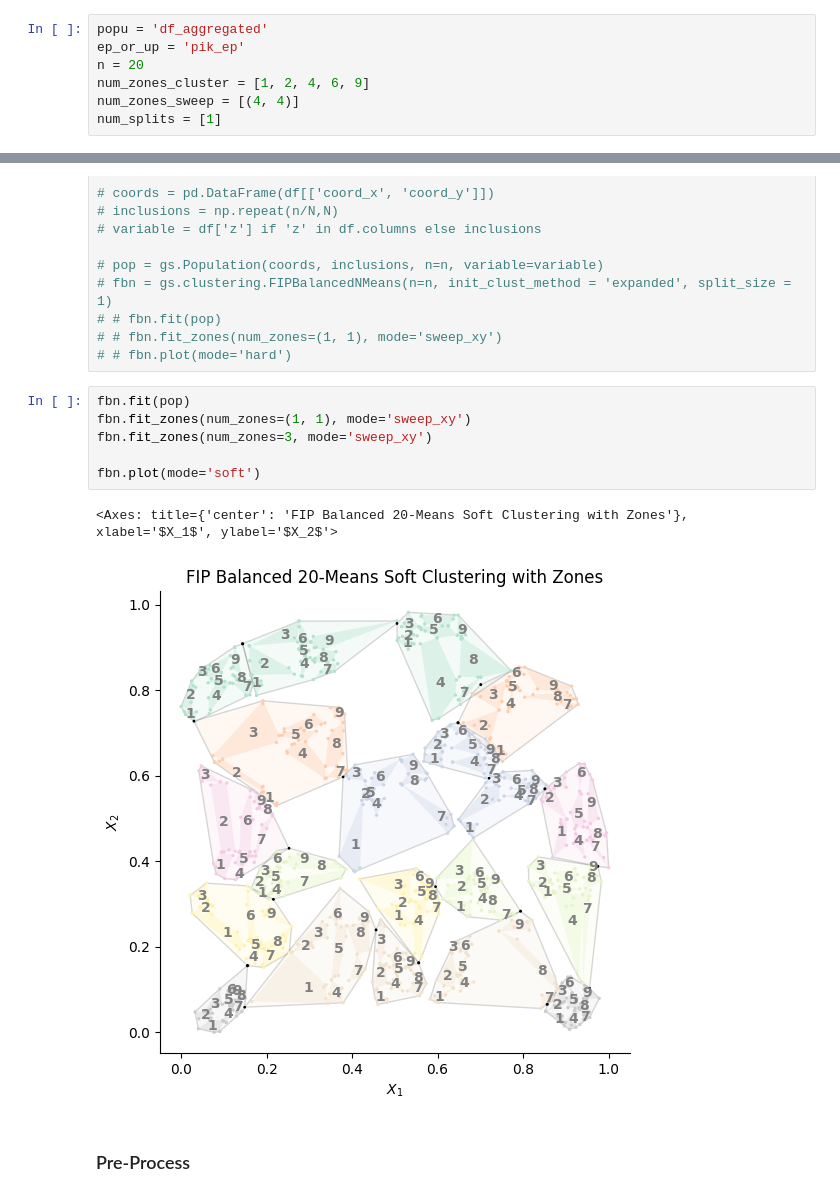
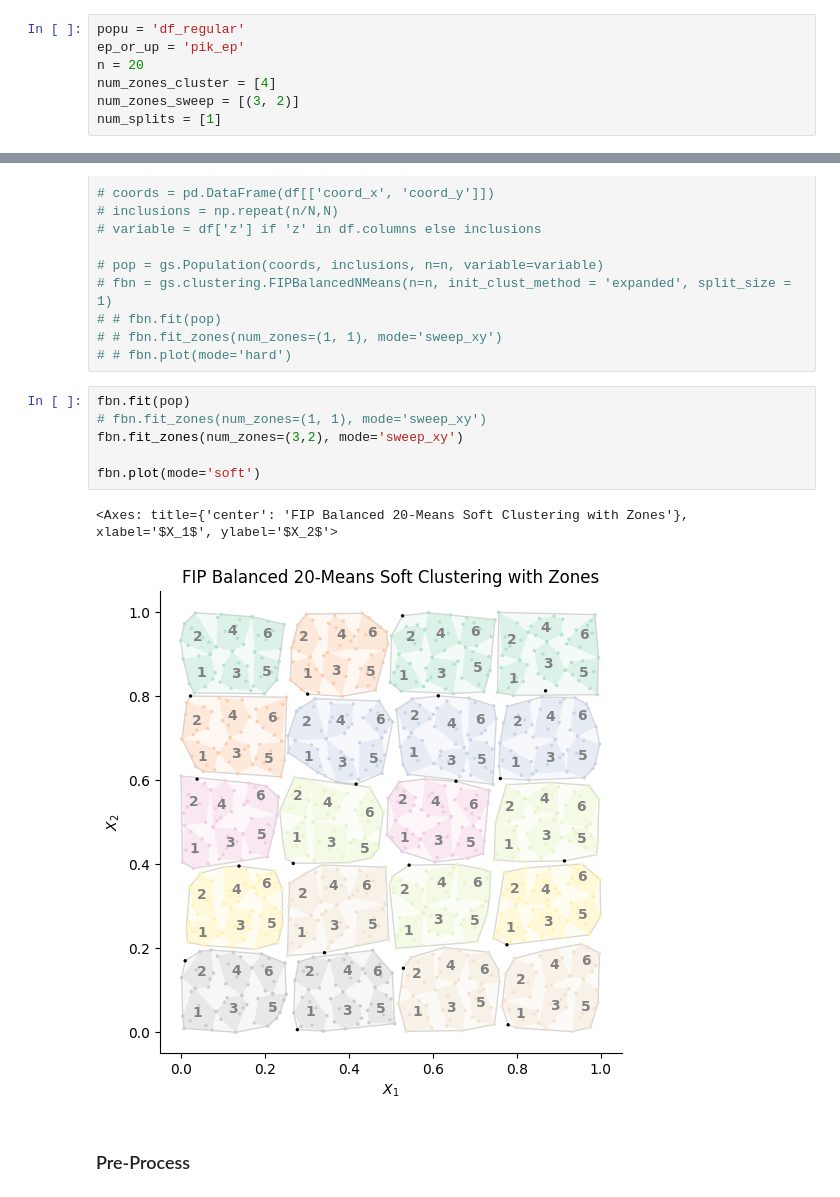
Before and after one commit to mehdimhb/graphical-sampling, a Jupyter notebook: simulations/jupyters/sampling.ipynb, the cells around one changed output, grey strips where cells are left out. Saved outputs shown, nothing was run; the diff lists cells and outputs as text.

```diff
--- a/simulations/jupyters/sampling.ipynb
+++ b/simulations/jupyters/sampling.ipynb
@@ -73,11 +76,11 @@ def popus(n):
         ####################################
     return(dfs)
 # %%
-popu = 'df_aggregated'
+popu = 'df_regular'
 ep_or_up = 'pik_ep'
 n = 20
-num_zones_cluster = [1, 2, 4, 6, 9]
-num_zones_sweep = [(4, 4)]
+num_zones_cluster = [4]
+num_zones_sweep = [(3, 2)]
 num_splits = [1]
 # %% [markdown]
 ### Random Population and Parameters
@@ -127,13 +130,13 @@ fbn = gs.clustering.FIPBalancedNMeans(n=n, init_clust_method = 'expanded', split
 # # fbn.plot(mode='hard')
 # %%
 fbn.fit(pop)
-fbn.fit_zones(num_zones=(1, 1), mode='sweep_xy')
-fbn.fit_zones(num_zones=3, mode='sweep_xy')
+# fbn.fit_zones(num_zones=(1, 1), mode='sweep_xy')
+fbn.fit_zones(num_zones=(3,2), mode='sweep_xy')
 
 fbn.plot(mode='soft')
 # %% [output]
 <Axes: title={'center': 'FIP Balanced 20-Means Soft Clustering with Zones'}, xlabel='$X_1$', ylabel='$X_2$'>
-[figure, old version]
+[figure, new version]
 # %% [markdown]
 ### Pre-Process
 # %%
```
Also changed, not shown: parts of 14 cells of this notebook, 7 other files.
